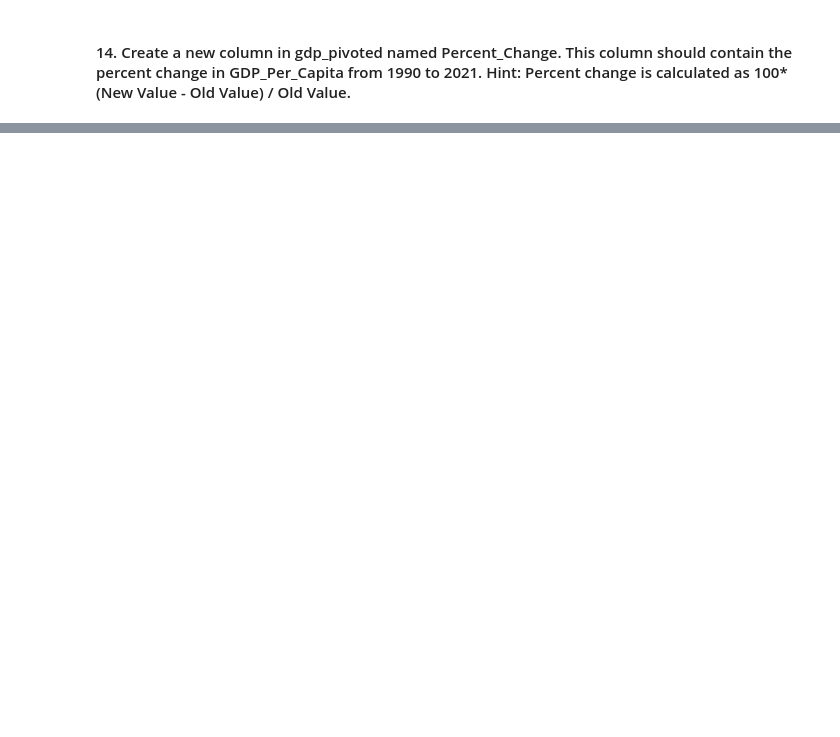
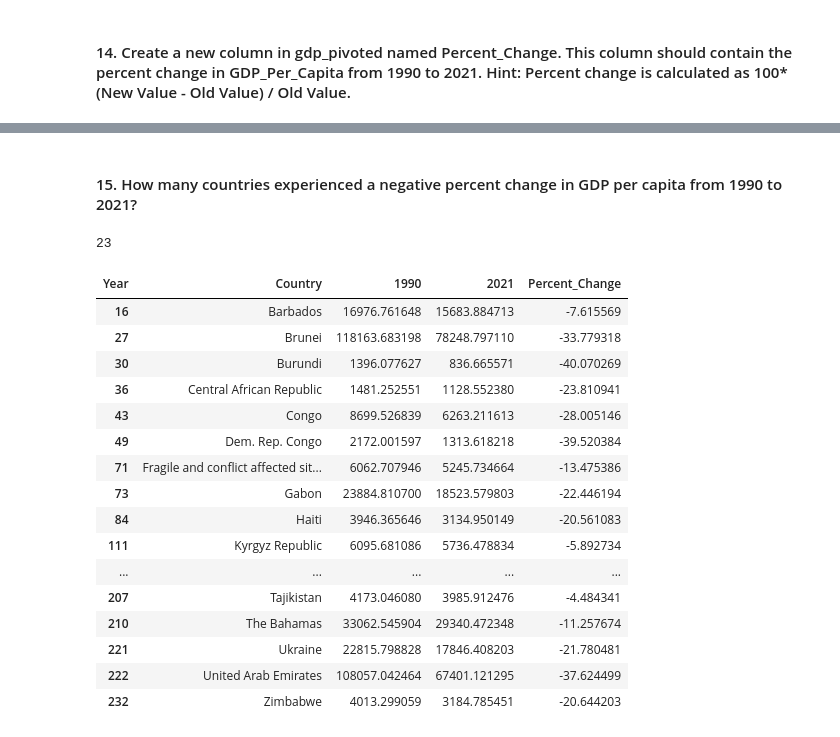
Before and after one commit to nss-data-science-cohort-9/un-exploration-catdgomez, a Jupyter notebook: notebooks/UN_Data_Exploration.ipynb, the cells around one changed output, grey strips where cells are left out. Cells and saved outputs as stored; diff of their text form; code cells hidden in the pictures; blank space fills up the shorter version.

```diff
--- a/notebooks/UN_Data_Exploration.ipynb
+++ b/notebooks/UN_Data_Exploration.ipynb
@@ -265,7 +303,7 @@ gdp_drop_footnotes.loc[(gdp_drop_footnotes['Year']==1990) | (gdp_drop_footnotes[
 gdp_pivoted = pd.pivot_table(
     gdp_drop_footnotes.loc[(gdp_drop_footnotes['Year']==1990) | (gdp_drop_footnotes['Year']==2021)],
     values='GDP_Per_Capita',
-    index=['Country'],
+    index='Country',
     columns='Year'
 )
 # %%
@@ -288,3 +326,5 @@ gdp_pivoted
 # %%
 #gdp_pivoted_what = gdp_pivoted[gdp_pivoted[1990].notna()]
 #gdp_pivoted_what
+# %%
+gdp_pivoted = gdp_pivoted.reset_index()
@@ -290,0 +347,3 @@ gdp_pivoted
+# %%
+gdp_pivoted = gdp_pivoted.dropna(axis=0, ignore_index=True)
+gdp_pivoted
@@ -291,4 +364,5 @@ gdp_pivoted
 # %% [markdown]
 #### 14. Create a new column in gdp_pivoted named Percent_Change. This column should contain the percent change in GDP_Per_Capita from 1990 to 2021. Hint: Percent change is calculated as 100*(New Value - Old Value) / Old Value.
 # %%
-#gdp_pivoted["1990"]
+gdp_pivoted['Percent_Change'] = 100*(gdp_pivoted[2021]-gdp_pivoted[1990]) / gdp_pivoted[1990]
+gdp_pivoted
@@ -297,2 +383,26 @@ gdp_pivoted
+# %% [markdown]
+#### 15. How many countries experienced a negative percent change in GDP per capita from 1990 to 2021?
 # %%
-#gdp_pivoted_dropped['Percent_Change'] = (gdp_pivoted_dropped.loc[gdp_pivoted_dropped['Year']==2021]['GDP_Per_Capita'] / gdp_pivoted_dropped.loc[gdp_pivoted_dropped['Year']==1990]['GDP_Per_Capita']*100)
+(gdp_pivoted['Percent_Change'] < 0).sum()
+# %% [output]
+23
+# %%
+gdp_pivoted[gdp_pivoted['Percent_Change'].le(0)]
+# %% [output]
+| Year | Country | 1990 | 2021 | Percent_Change |
+| 16 | Barbados | 16976.761648 | 15683.884713 | -7.615569 |
+| 27 | Brunei | 118163.683198 | 78248.797110 | -33.779318 |
+| 30 | Burundi | 1396.077627 | 836.665571 | -40.070269 |
+| 36 | Central African Republic | 1481.252551 | 1128.552380 | -23.810941 |
+| 43 | Congo | 8699.526839 | 6263.211613 | -28.005146 |
+| 49 | Dem. Rep. Congo | 2172.001597 | 1313.618218 | -39.520384 |
+| 71 | Fragile and conflict affected sit... | 6062.707946 | 5245.734664 | -13.475386 |
+| 73 | Gabon | 23884.810700 | 18523.579803 | -22.446194 |
+| 84 | Haiti | 3946.365646 | 3134.950149 | -20.561083 |
+| 111 | Kyrgyz Republic | 6095.681086 | 5736.478834 | -5.892734 |
+| ... | ... | ... | ... | ... |
+| 207 | Tajikistan | 4173.046080 | 3985.912476 | -4.484341 |
+| 210 | The Bahamas | 33062.545904 | 29340.472348 | -11.257674 |
+| 221 | Ukraine | 22815.798828 | 17846.408203 | -21.780481 |
+| 222 | United Arab Emirates | 108057.042464 | 67401.121295 | -37.624499 |
+| 232 | Zimbabwe | 4013.299059 | 3184.785451 | -20.644203 |
```
Also changed, not shown: parts of 11 cells of this notebook.
